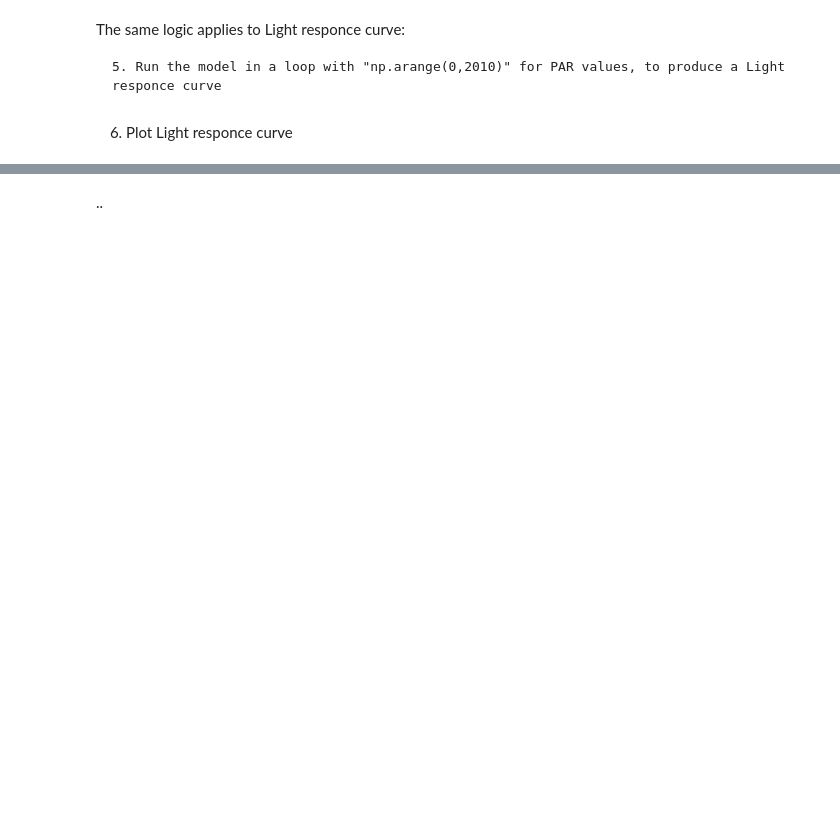
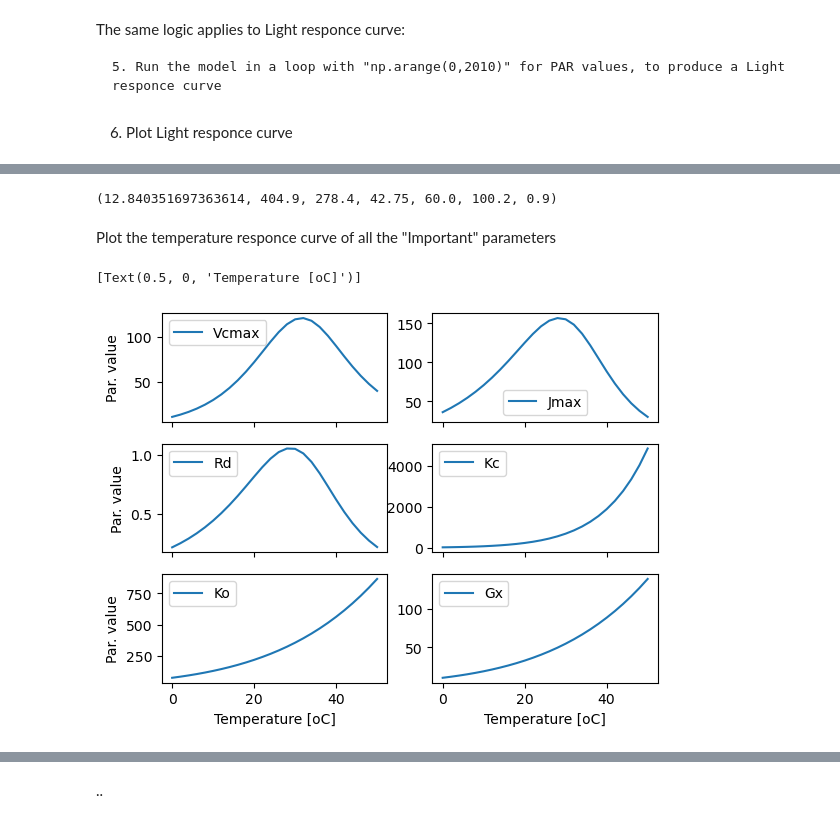
Before and after one commit to Gntakos/pyFvCB, a Jupyter notebook: Farquhar.ipynb, the cells around one changed output, grey strips where cells are left out. Cells and saved outputs as stored; diff of their text form; code cells hidden in the pictures; blank space fills up the shorter version.

```diff
--- a/Farquhar.ipynb
+++ b/Farquhar.ipynb
@@ -87,0 +90,39 @@ plt.legend()
+# %%
+FvCB.calcphot()
+# %% [output]
+(12.840351697363614, 404.9, 278.4, 42.75, 60.0, 100.2, 0.9)
+# %%
+temp = np.arange(0, 52, 2)
+Kc = np.zeros(len(temp))
+Ko = np.zeros(len(temp))
+Gx = np.zeros(len(temp))
+Vcmax = np.zeros(len(temp))
+Jmax = np.zeros(len(temp))
+Rd = np.zeros(len(temp))
+A = np.zeros(len(temp))
+
+for i in range(len(temp)):
+    A[i], Kc[i], Ko[i], Gx[i], Vcmax[i], Jmax[i], Rd[i] = FvCB.calcphot(CO2 = 400, PAR = 800, temper = temp[i], Vcmax_25 = 100, Jmax_25 = 150, Gx_25 = 42.75, theta = 0.9, Rd_25 = 1)
+# %% [markdown]
+Plot the temperature responce curve of all the "Important" parameters
+# %%
+fig, axs = plt.subplots(3, 2, sharex=True)
+axs[0, 0].plot(temp, Vcmax, label="Vcmax")
+axs[0, 0].legend()
+axs[0, 0].set(ylabel = 'Par. value')
+axs[0, 1].plot(temp, Jmax, label="Jmax")
+axs[0, 1].legend()
+axs[1, 0].plot(temp, Rd, label="Rd")
+axs[1, 0].legend()
+axs[1, 0].set(ylabel = 'Par. value')
+axs[1, 1].plot(temp, Kc, label="Kc")
+axs[1, 1].legend()
+axs[2, 0].plot(temp, Ko, label="Ko")
+axs[2, 0].legend()
+axs[2, 0].set(xlabel = 'Temperature [oC]', ylabel = 'Par. value')
+axs[2, 1].plot(temp, Gx, label="Gx")
+axs[2, 1].legend()
+axs[2, 1].set(xlabel = 'Temperature [oC]')
+# %% [output]
+[Text(0.5, 0, 'Temperature [oC]')]
+[figure, added]
```
Also changed, not shown: parts of 6 cells of this notebook.
